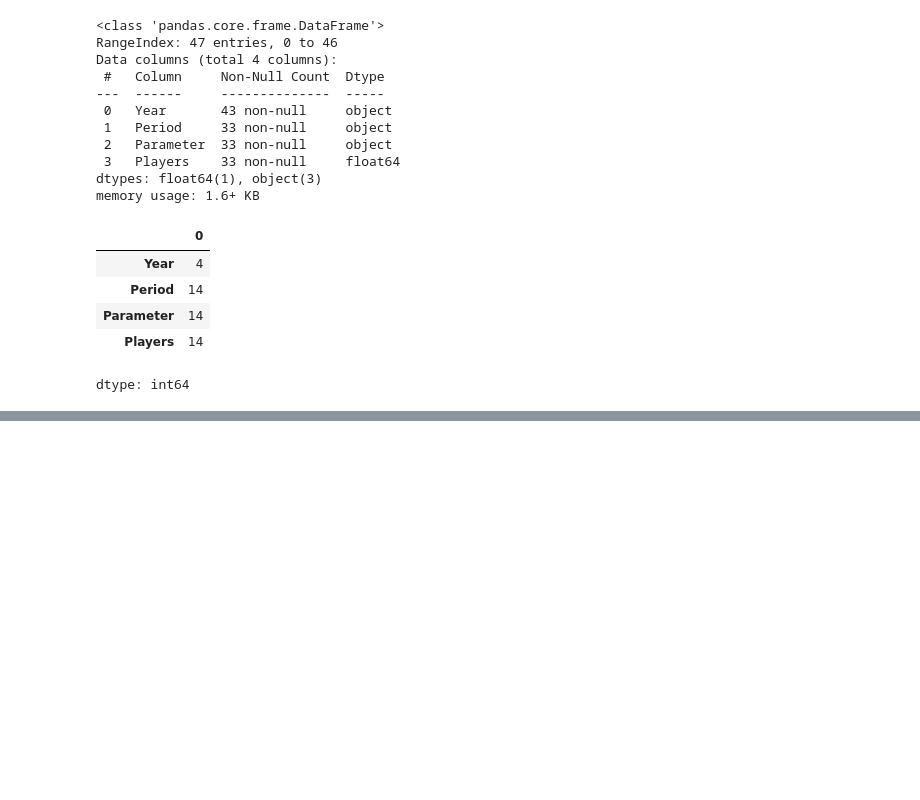
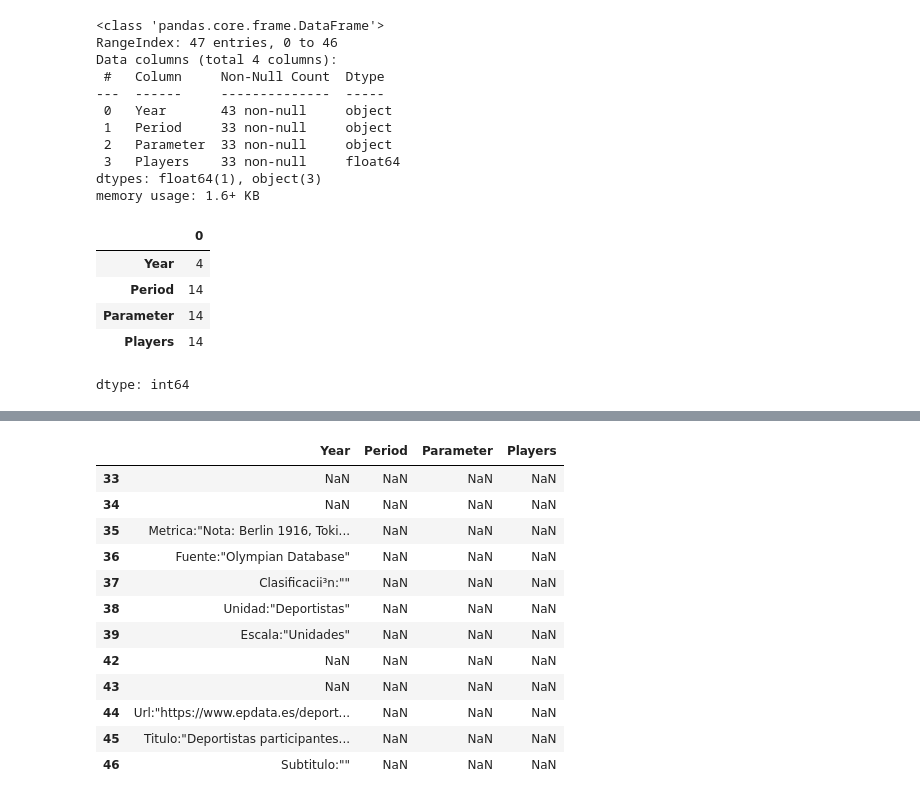
Before and after one commit to oerv13/Ibero, a Jupyter notebook: Trabajo_de_datos.ipynb, the cells around one changed output, grey strips where cells are left out. Drawn from its saved outputs; the diff is of its cells as text; code cells hidden in the pictures; blank space fills up the shorter version.

```diff
--- a/Trabajo_de_datos.ipynb
+++ b/Trabajo_de_datos.ipynb
@@ -124,0 +125,18 @@ df.sample(5)
+# %%
+### Filtros
+
+df[33:49]
+# %% [output]
+|  | Year | Period | Parameter | Players |
+| 33 | NaN | NaN | NaN | NaN |
+| 34 | NaN | NaN | NaN | NaN |
+| 35 | Metrica:"Nota: Berli­n 1916, Toki... | NaN | NaN | NaN |
+| 36 | Fuente:"Olympian Database" | NaN | NaN | NaN |
+| 37 | Clasificacii³n:"" | NaN | NaN | NaN |
+| 38 | Unidad:"Deportistas" | NaN | NaN | NaN |
+| 39 | Escala:"Unidades" | NaN | NaN | NaN |
+| 42 | NaN | NaN | NaN | NaN |
+| 43 | NaN | NaN | NaN | NaN |
+| 44 | Url:"https://www.epdata.es/deport... | NaN | NaN | NaN |
+| 45 | Titulo:"Deportistas participantes... | NaN | NaN | NaN |
+| 46 | Subtitulo:"" | NaN | NaN | NaN |
```
Also changed, not shown: parts of 5 cells of this notebook.
